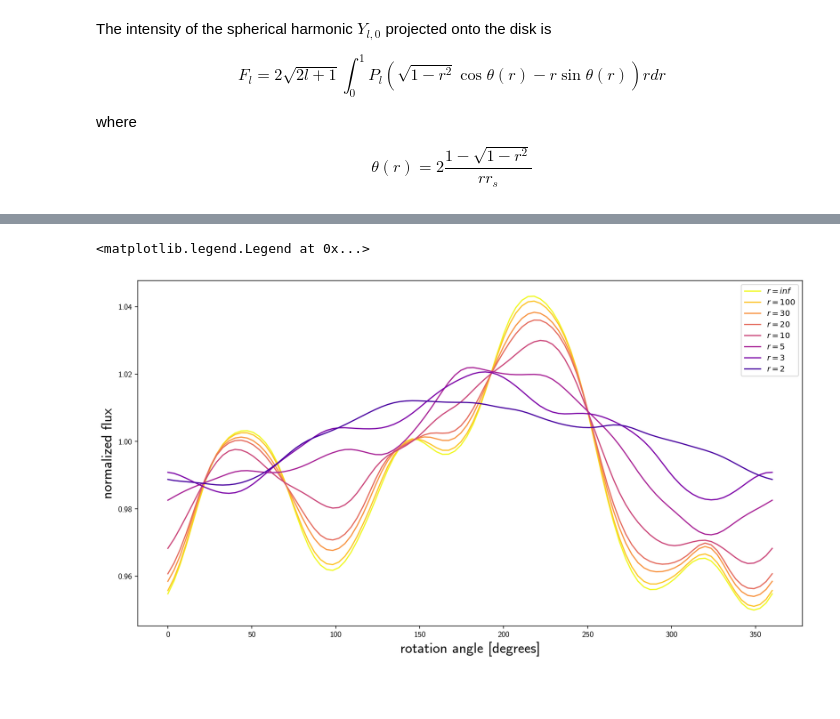
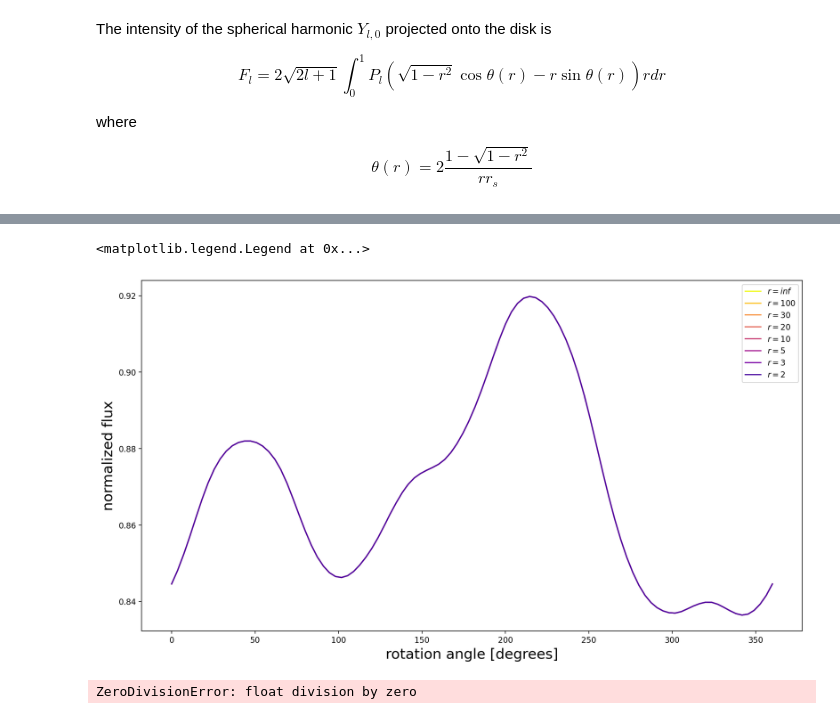
Before and after one commit to ssagynbayeva/starry-project, a Jupyter notebook: RelativisticStarry.ipynb, the cells around one changed output, grey strips where cells are left out. Cells and saved outputs as stored; diff of their text form; code cells hidden in the pictures; blank space fills up the shorter version.

```diff
--- a/RelativisticStarry.ipynb
+++ b/RelativisticStarry.ipynb
@@ -116,0 +117,9 @@ show_ylms(lmax=3, rs=2)
+# %%
+def energy(r, l, theta, rs, vrot=0.3):
+    """
+    the relation between the energy observed at
+    infinite distance and the emitted energy at the surface
+    """
+    y = r * np.sin(theta)
+    e = 1 - y * vrot * np.sin(theta) + (y**2 - 1/2) * vrot**2 * np.sin(theta)**2 - 1/rs * (1 - (y**2 - 1/2) * vrot**2 * np.sin(theta)**2)
+    return e
@@ -117,14 +129,13 @@ show_ylms(lmax=3, rs=2)
 # %%
-def intensity(r, l, rs=np.inf):
+def intensity(r, l, theta, rs=np.inf):
     """
     Radial intensity of the zonal spherical harmonic of degree `l`
     projected onto the unit disk for a neutron star of radius `rs`
     in units of the Schwarzschild radius.
-
     """
     t = 2 * (1 - np.sqrt(1 - r**2)) / (r * rs)
     coslat = np.sqrt(1 - r**2) * np.cos(t) - r * np.sin(t)
-    return np.sqrt(2 * l + 1) / np.pi * legendre(l)(coslat)
+    return np.sqrt(2 * l + 1) / np.pi * legendre(l)(coslat) * energy(r,l,np.arccos(coslat),rs)
 # %% [markdown]
 The intensity of the spherical harmonic $Y_{l,0}$ projected onto the disk is
 
@@ -138,11 +149,10 @@ $$
 \theta(r) = 2 \frac{1 - \sqrt{1 - r^2}}{r r_s}
 $$
 # %%
-def ylm_integrals(lmax, rs=np.inf):
+def ylm_integrals(lmax, theta, rs=np.inf):
     """
     Projected intensity integrated over the unit disk.
     This is the flux one would measure from each basis component.
-
     """
     I = np.zeros((lmax + 1) ** 2)
     for l in range(lmax + 1):
@@ -152,7 +162,7 @@ def ylm_integrals(lmax, rs=np.inf):
 # %%
 def design_matrix(theta, lmax=30, inc=90, rs=np.inf):
     map = starry.Map(lmax)
-    rT = ylm_integrals(lmax, rs=rs).reshape(1, -1)
+    rT = ylm_integrals(lmax, theta, rs=rs).reshape(1, -1)
     return map.ops.right_project(
         rT,
         np.array(inc * np.pi / 180),
@@ -175,14 +205,14 @@ map.show()
 # %%
 fig, ax = plt.subplots(1, figsize=(15, 8))
 cmap = plt.get_cmap("plasma_r")
 for n, rs in enumerate([np.inf, 100, 30, 20, 10, 5, 3, 2]):
-    plt.plot(theta, flux(theta, map.y, lmax=30, rs=rs), label=f"$r={rs}$", color=cmap(n/8))
+    plt.plot(theta, flux(theta, map.y, lmax=30, rs=2), label=f"$r={rs}$", color=cmap(n/8))
 plt.xlabel("rotation angle [degrees]", fontsize=18)
 plt.ylabel("normalized flux", fontsize=18)
 plt.legend()
 # %% [output]
 <matplotlib.legend.Legend at 0x...>
-[figure, old version]
+[figure, new version]
 # %%
 rs = 2
 nx = 300
@@ -195,6 +225,10 @@ lat, lon = transform(x, y, rs=rs)
 I = np.zeros((len(theta), nx, nx))
 for n in range(len(theta)):
     I[n] = map.intensity(lat=lat, lon=lon - theta[n]).reshape(nx, nx)
+# %%
+energy(1, 1, 0, lon, rs=2, P=0)
+# %% [output]
+ZeroDivisionError: float division by zero
 # %%
 map.show(theta=theta, image=I)
 # %% [output]
```
Also changed, not shown: parts of 7 cells of this notebook, 5 other files.
